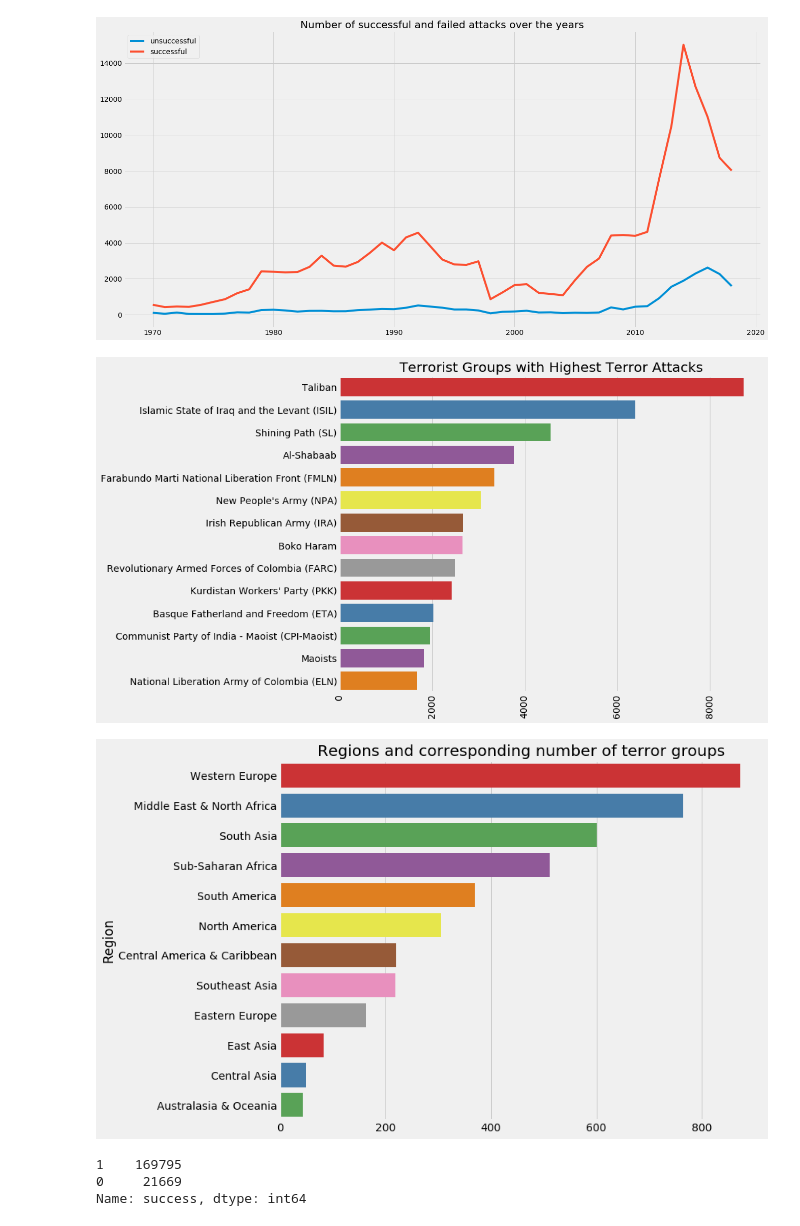
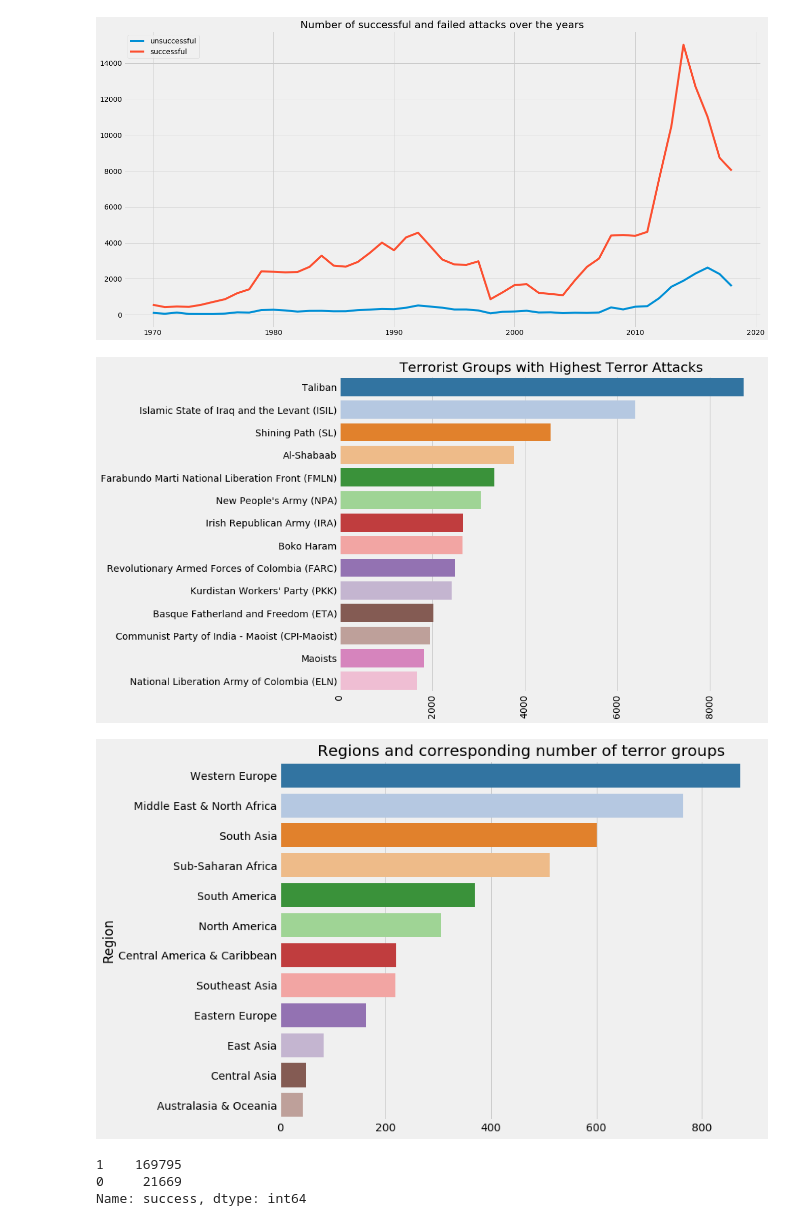
Before and after one commit to alex-hjk/CE4032-DataAnalyticsAndMining-2020, a Jupyter notebook: Yee Han/eda.ipynb, the cells around one changed output. Drawn from its saved outputs; the diff is of its cells as text; code cells hidden in the pictures.

```diff
--- a/Yee Han/eda.ipynb
+++ b/Yee Han/eda.ipynb
@@ -71,24 +71,24 @@ plt.title('Number of successful and failed attacks over the years')
 Text(0.5, 1.0, 'Number of successful and failed attacks over the years')
 [figure]
 # %%
-sns.barplot(terror['Group'].value_counts()[1:15].values,terror['Group'].value_counts()[1:15].index,palette=('Set1'))
+sns.barplot(terror['Group'].value_counts()[1:15].values,terror['Group'].value_counts()[1:15].index,palette=('tab20'))
 plt.xticks(rotation=90)
 fig=plt.gcf()
 fig.set_size_inches(10,8)
 plt.title('Terrorist Groups with Highest Terror Attacks')
 plt.show()
 # %% [output]
-[figure, old version]
+[figure, new version]
 # %%
 df = terror.groupby(['Region','Group']).count().reset_index()
 s = df.groupby(["Region"])['Group'].count().sort_values(ascending=False)
-sns.barplot(s.values,s.index,palette=('Set1'))
+sns.barplot(s.values,s.index,palette=('tab20'))
 fig=plt.gcf()
 fig.set_size_inches(10,8)
 plt.title('Regions and corresponding number of terror groups')
 plt.show()
 # %% [output]
-[figure, old version]
+[figure, new version]
 # %%
 terror["success"].value_counts()
 # %% [output]
```
Also changed, not shown: parts of 3 cells of this notebook, 1 other file.
